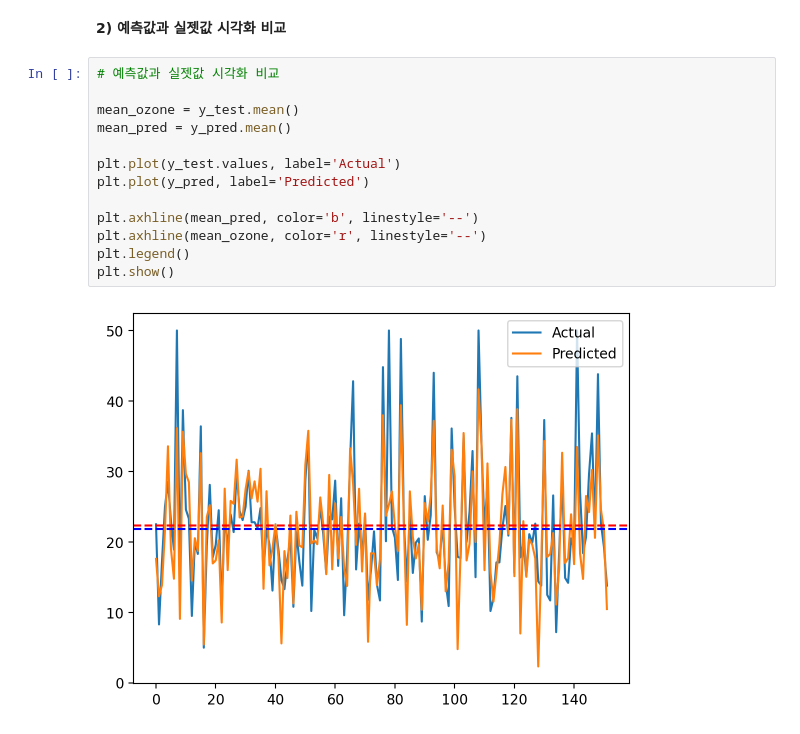
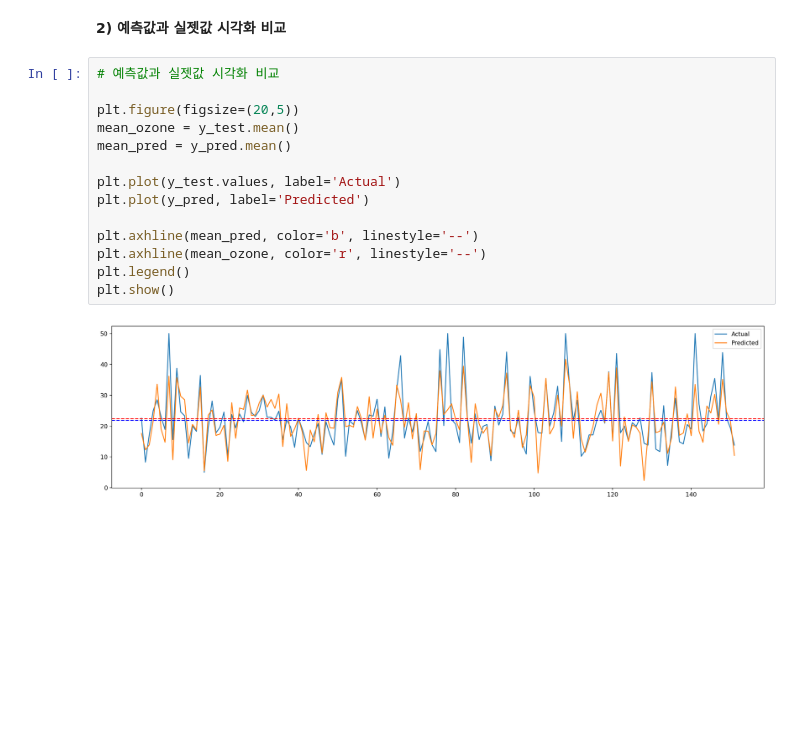
Before and after one commit to jexists/sk_network, a Jupyter notebook: 08.machine_learning/51_실습01_ML/실습01_ML코드익히기(Boston).ipynb, the cells around one changed output. Saved outputs shown, nothing was run; the diff lists cells and outputs as text; blank space fills up the shorter version.

```diff
--- a/08.machine_learning/51_실습01_ML/실습01_ML코드익히기(Boston).ipynb
+++ b/08.machine_learning/51_실습01_ML/실습01_ML코드익히기(Boston).ipynb
@@ -227,15 +227,16 @@ mean_absolute_error(y_test, y_pred)
 # %%
 # 예측값과 실젯값 시각화 비교
 
+plt.figure(figsize=(20,5))
 mean_ozone = y_test.mean()
 mean_pred = y_pred.mean()
 
 plt.plot(y_test.values, label='Actual')
 plt.plot(y_pred, label='Predicted')
 
 plt.axhline(mean_pred, color='b', linestyle='--')
 plt.axhline(mean_ozone, color='r', linestyle='--')
 plt.legend()
 plt.show()
 # %% [output]
-[figure, old version]
+[figure, new version]
```
Also changed, not shown: 1 other file.
